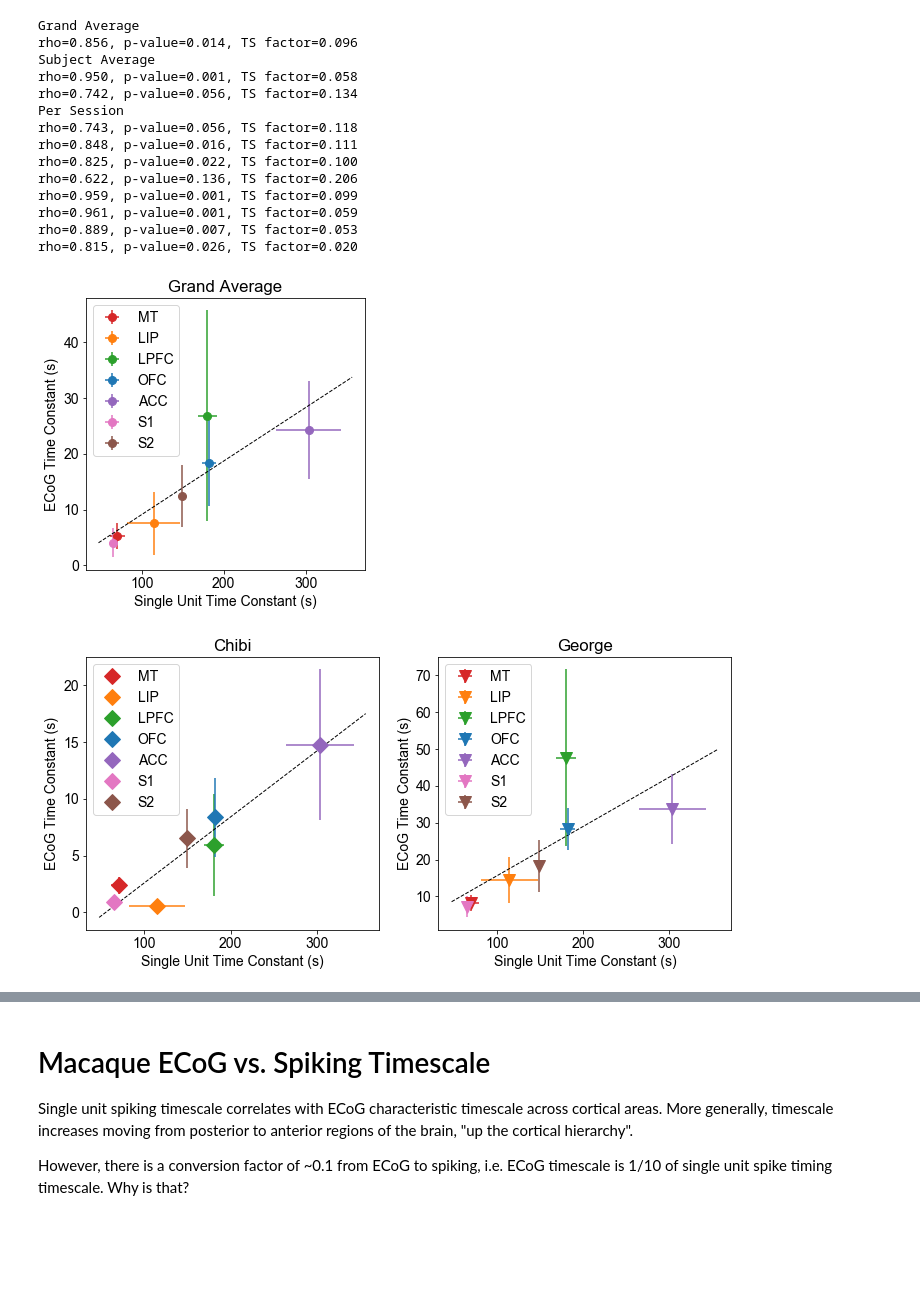
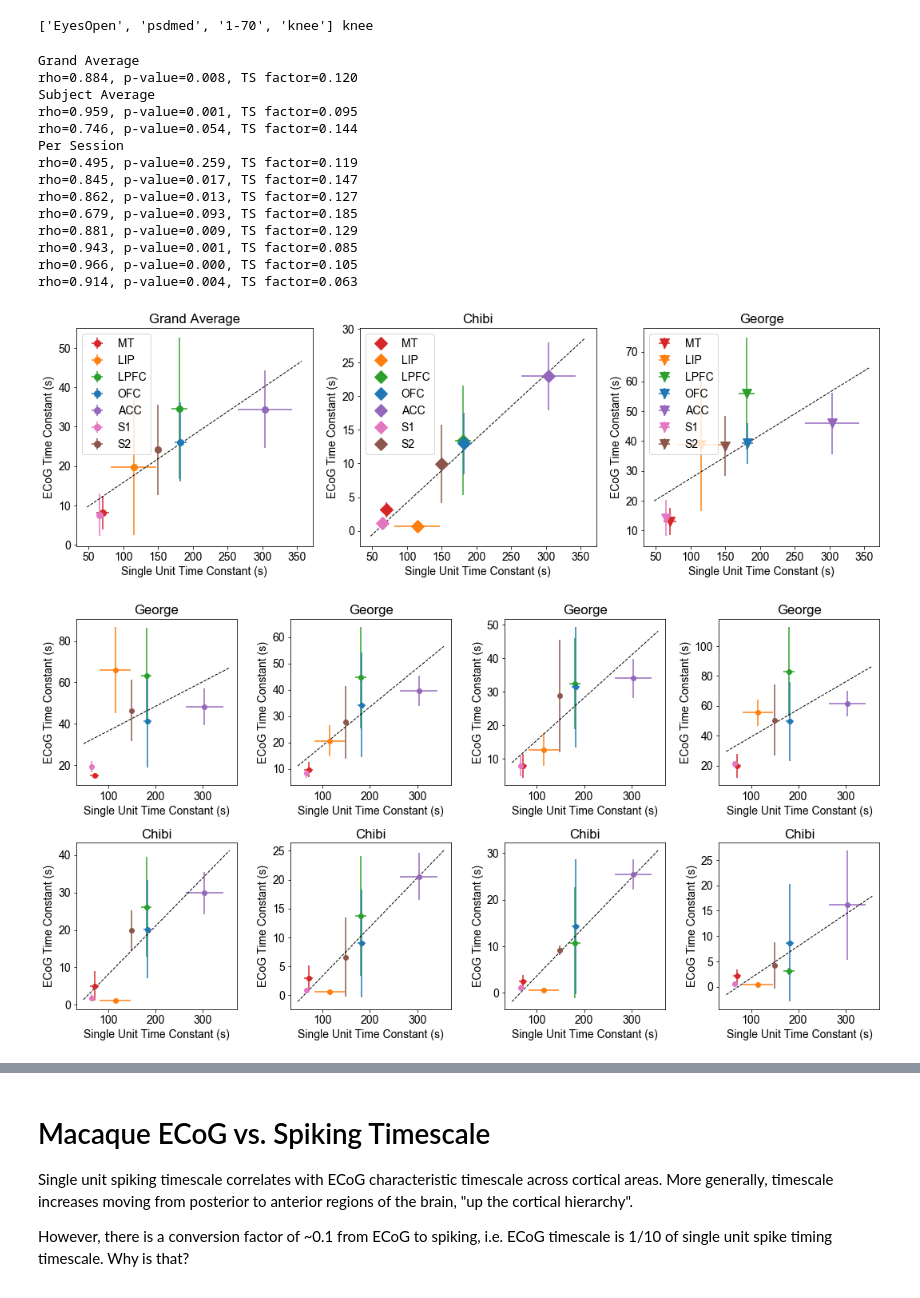
Before and after one commit to rdgao/SpaceRecon, a Jupyter notebook: notebooks/NeuroTycho/population_timescale.ipynb, the cells around one changed output, grey strips where cells are left out. Drawn from its saved outputs; the diff is of its cells as text; code cells hidden in the pictures; blank space fills up the shorter version.

Commit message:
reworked visualization with new fooof-saved data, expanded feature set and fit range

```diff
--- a/notebooks/NeuroTycho/population_timescale.ipynb
+++ b/notebooks/NeuroTycho/population_timescale.ipynb
@@ -68,4 +78,39 @@ def plot_ts_correlations(ecog_ts, cell_ts, marker, ms=12, plot_cf=True, show_leg
     print('rho=%.3f, p-value=%.3f, TS factor=%0.3f'%(rho,pv,W[0]))
 # %% [markdown]
 ![](../../img/chibi_murray.png)
+# %%
+fooof_path = '/Users/rdgao/Documents/data/NeuroTycho/results/psd/1sec_win/fooof/'
+fooof_files = sorted([ff for ff in os.listdir(fooof_path) if '.npz' in ff])
+# parameter options
+conds = ['EyesOpen', 'EyesClosed', 'Delivery', 'Anesthesia']
+mean_or_med = ['psdmean', 'psdmed']
+frange_params = ['1-70', '1-7', '30-70', '0-70', '0-7']
+fixed_or_knee = ['fixed','knee']
+
+# specifying parameter combinations
+param_choice = [conds[0], mean_or_med[1], frange_params[0], fixed_or_knee[1]]
+
+# specify feature
+fit_feats = ['knee','slope','kneeslope','offset', 'error']
+fit_feat = fit_feats[0]
+
+print(param_choice, fit_feat)
+
+fits, subj = [],[]
+for ff in fooof_files:
+    metadata = [ff.split('_')[i] for i in [0,1,2,5,11]]
+    if set(param_choice) < set(metadata):
+        fg = FOOOFGroup()
+        fg.load(ff, fooof_path)
+        bg = fg.get_all_data('background_params')
+        ftns = np.array([fg.get_all_data('r_squared'),fg.get_all_data('error')]).T
+        fits.append(np.hstack([bg, ftns]))
+        subj.append(metadata[-1])
+
+if subj == []:
+    raise ValueError('Parameter combination did not return valid result.')
+
+fits = np.dstack(fits)
+# %% [output]
+['EyesOpen', 'psdmed', '1-70', 'knee'] knee
 # %%
@@ -127,39 +160,45 @@ markers=['D','v']
 # %%
+# plotting params
+C_ord = [3,1,2,0,4,6,5]
+CKEYS = plt.rcParams['axes.prop_cycle'].by_key()['color']
+markers=['D','v']
+
 print('Grand Average')
-plt.figure(figsize=(5,5))
+plt.figure(figsize=(15,5))
+plt.subplot(1,3,1)
 plot_ts_correlations(ecog_ts_grandavg, cell_ts_avg, marker='o', ms=8)
 plt.title('Grand Average');
 
 print('Subject Average')
-plt.figure(figsize=(10,5))
 for s in range(2):
-    plt.subplot(1,2,s+1)
+    plt.subplot(1,3,s+2)
     plot_ts_correlations(per_subj[s], cell_ts_avg, marker=markers[s])
     plt.title(monkeys[s])
+
 plt.tight_layout()
 
 print('Per Session')
 sess_sorted = np.hstack((np.where(np.arange(len(subj))[subj_ind]), np.where(np.arange(len(subj))[1-subj_ind])))[0]
 plt.figure(figsize=(15,8))
 for exp in range(fits.shape[2]):
     plt.subplot(2,4,exp+1)
     plot_ts_correlations(per_session[sess_sorted[exp]], cell_ts_avg, marker='.', show_legend=False)
     plt.title(subj[sess_sorted[exp]])
 plt.tight_layout()
 # %% [output]
 Grand Average
-rho=0.856, p-value=0.014, TS factor=0.096
+rho=0.884, p-value=0.008, TS factor=0.120
 Subject Average
-rho=0.950, p-value=0.001, TS factor=0.058
-rho=0.742, p-value=0.056, TS factor=0.134
+rho=0.959, p-value=0.001, TS factor=0.095
+rho=0.746, p-value=0.054, TS factor=0.144
 Per Session
-rho=0.743, p-value=0.056, TS factor=0.118
-rho=0.848, p-value=0.016, TS factor=0.111
-rho=0.825, p-value=0.022, TS factor=0.100
-rho=0.622, p-value=0.136, TS factor=0.206
-rho=0.959, p-value=0.001, TS factor=0.099
-rho=0.961, p-value=0.001, TS factor=0.059
-rho=0.889, p-value=0.007, TS factor=0.053
-rho=0.815, p-value=0.026, TS factor=0.020
+rho=0.495, p-value=0.259, TS factor=0.119
+rho=0.845, p-value=0.017, TS factor=0.147
+rho=0.862, p-value=0.013, TS factor=0.127
+rho=0.679, p-value=0.093, TS factor=0.185
+rho=0.881, p-value=0.009, TS factor=0.129
+rho=0.943, p-value=0.001, TS factor=0.085
+rho=0.966, p-value=0.000, TS factor=0.105
+rho=0.914, p-value=0.004, TS factor=0.063
-[figure, old version]
+[figure, new version]
-[figure, old version]
+[figure, new version]
```
Also changed, not shown: parts of 4 cells of this notebook, 1 other file.
